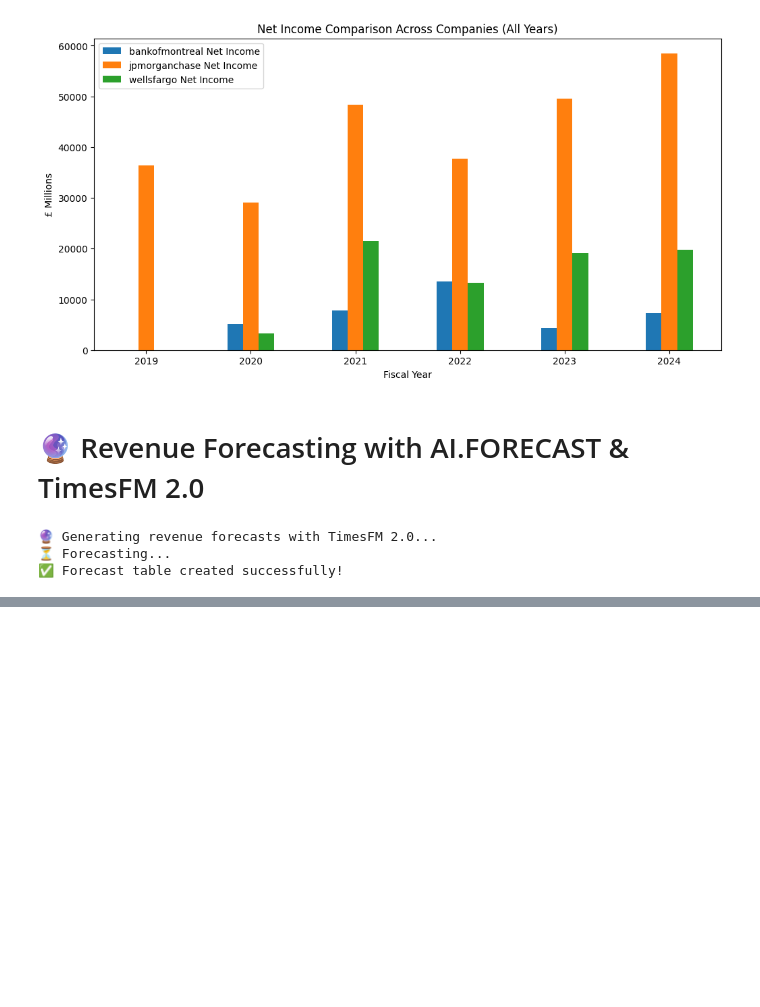
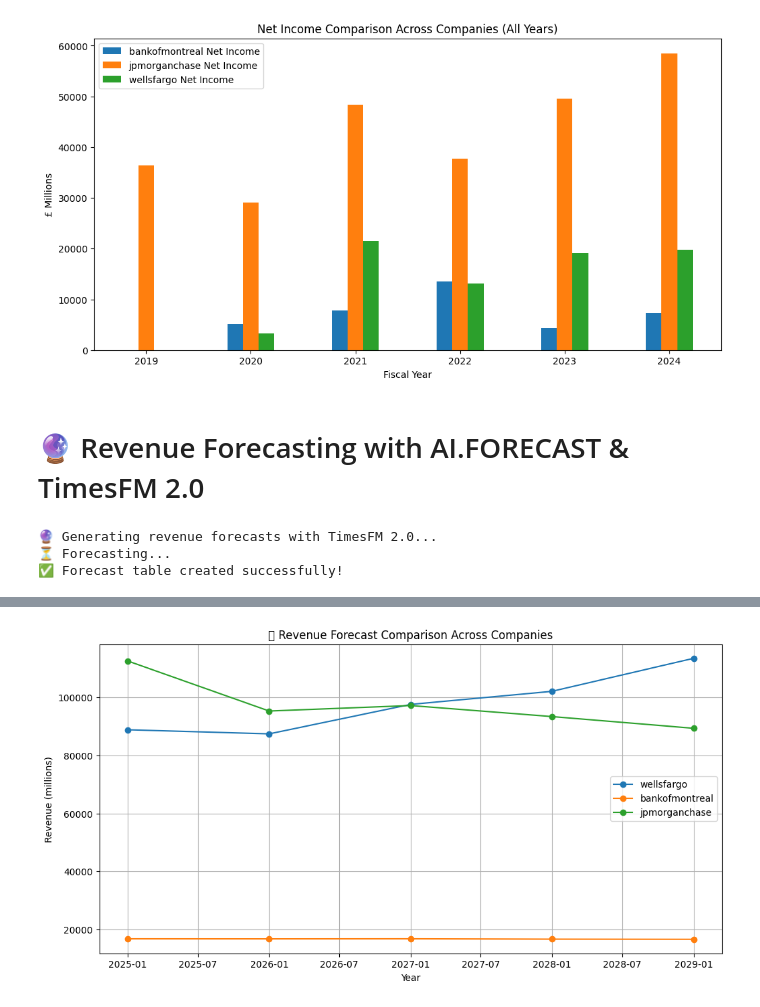
Before and after one commit to deepavn7/bq_ai_google_hackathon, a Jupyter notebook: process_reports.ipynb, the cells around one changed output, grey strips where cells are left out. Saved outputs shown, nothing was run; the diff lists cells and outputs as text; code cells hidden in the pictures; blank space fills up the shorter version.

```diff
--- a/process_reports.ipynb
+++ b/process_reports.ipynb
@@ -1062,3 +1032,19 @@ print("✅ Forecast table created successfully!")
+# %%
+df_pandas = df.to_pandas()
+df_pandas = df_pandas.sort_values("forecast_timestamp")
+plt.figure(figsize=(12, 6))
+for company in companies:
+    company_df = df_pandas[df_pandas['company_name'] == company]
+    plt.plot(company_df['forecast_timestamp'], company_df['forecast_value'], marker='o', label=company)
+
+plt.title("🔮 Revenue Forecast Comparison Across Companies")
+plt.xlabel("Year")
+plt.ylabel("Revenue (millions)")
+plt.legend()
+plt.grid(True)
+plt.show()
+# %% [output]
+[figure, added]
 # %%
 # import requests
 # from google.cloud import bigquery
```
Also changed, not shown: parts of 8 cells of this notebook.
